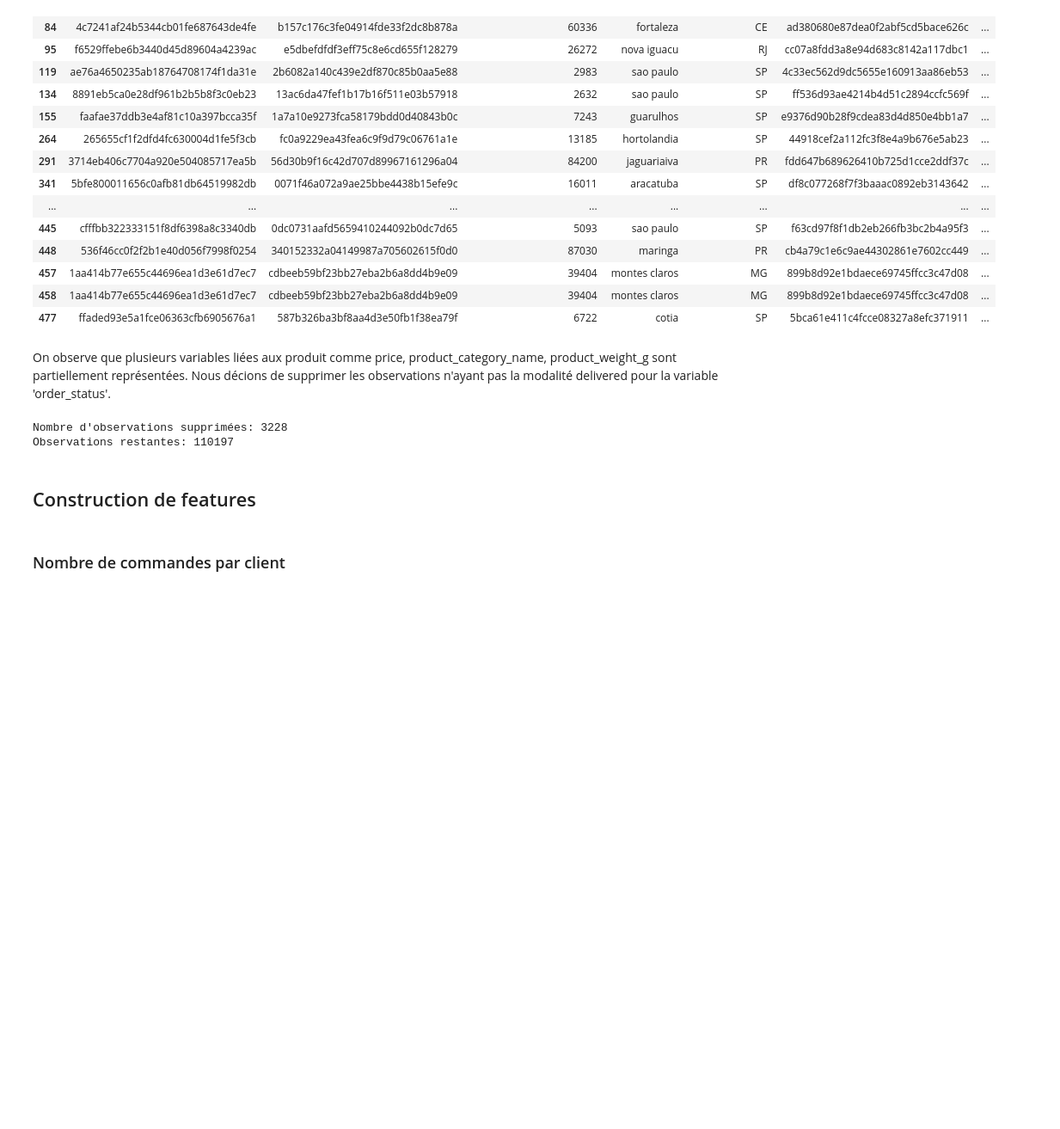
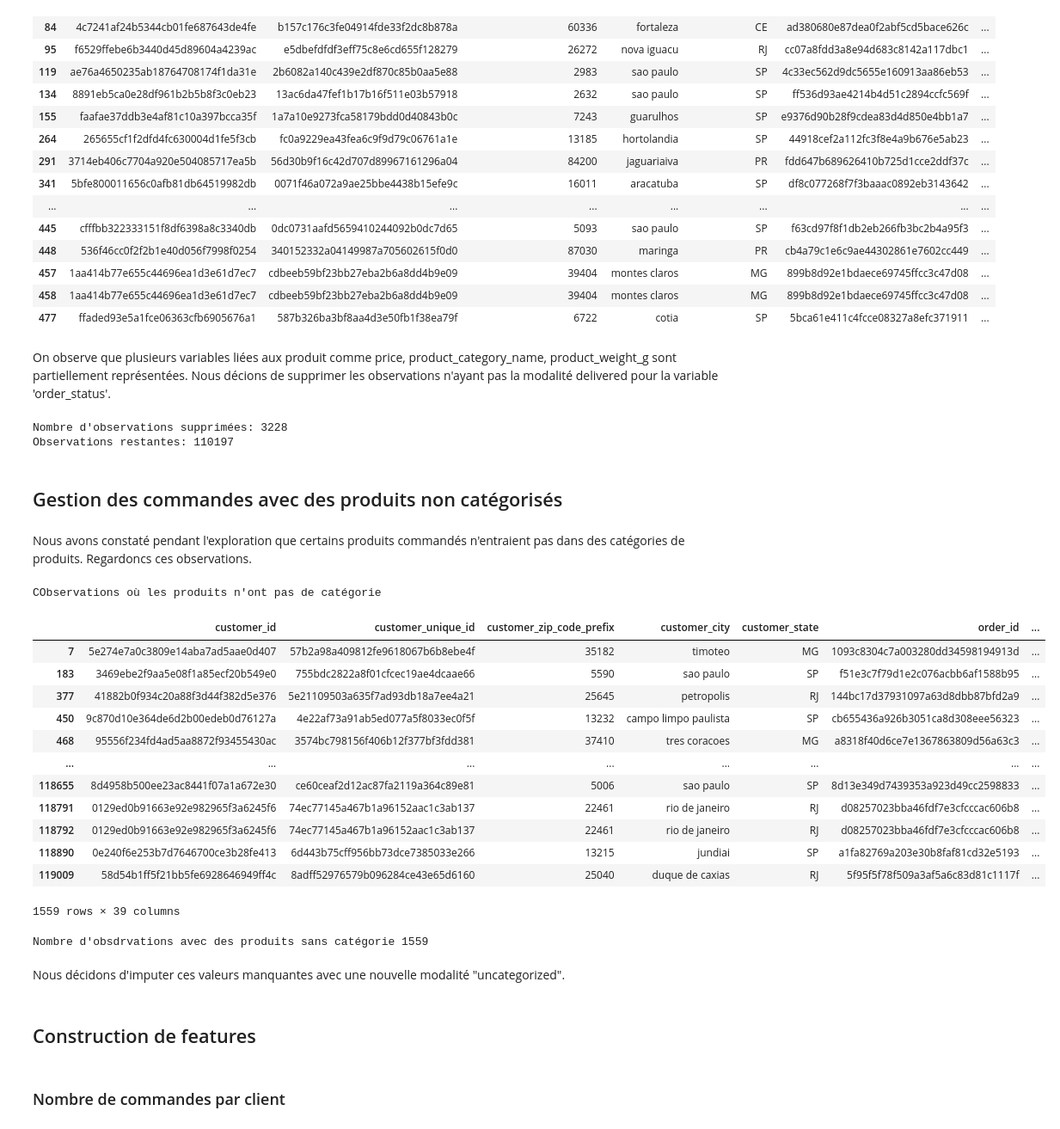
Before and after one commit to cedricsoares/openclassrooms-segmentez-des-clients-d-un-site-e-commerce, a Jupyter notebook: POLIST_01_notebookanalyse.ipynb, the cells around one changed output. Shown at 86% size. Drawn from its saved outputs; the diff is of its cells as text; code cells hidden in the pictures; blank space fills up the shorter version.

```diff
--- a/POLIST_01_notebookanalyse.ipynb
+++ b/POLIST_01_notebookanalyse.ipynb
@@ -477,3 +477,29 @@ print(f"Observations restantes: {data.shape[0]}")
 # %% [output]
 Nombre d'observations supprimées: 3228
 Observations restantes: 110197
+# %% [markdown]
+## Gestion des commandes avec des produits non catégorisés
+# %% [markdown]
+Nous avons constaté pendant l'exploration que certains produits commandés n'entraient pas dans des catégories de produits. Regardoncs ces observations.
+# %%
+print("CObservations où les produits n'ont pas de catégorie")
+display(data[data['product_category_name'].isna()==True])
+print(f"Nombre d'obsdrvations avec des produits sans catégorie {data[data['product_category_name'].isna()==True].shape[0]}")
+# %% [output]
+CObservations où les produits n'ont pas de catégorie
+|  | customer_id | customer_unique_id | customer_zip_code_prefix | customer_city | customer_state | order_id | ... |
+| 7 | 5e274e7a0c3809e14aba7ad5aae0d407 | 57b2a98a409812fe9618067b6b8ebe4f | 35182 | timoteo | MG | 1093c8304c7a003280dd34598194913d | ... |
+| 183 | 3469ebe2f9aa5e08f1a85ecf20b549e0 | 755bdc2822a8f01cfcec19ae4dcaae66 | 5590 | sao paulo | SP | f51e3c7f79d1e2c076acbb6af1588b95 | ... |
+| 377 | 41882b0f934c20a88f3d44f382d5e376 | 5e21109503a635f7ad93db18a7ee4a21 | 25645 | petropolis | RJ | 144bc17d37931097a63d8dbb87bfd2a9 | ... |
+| 450 | 9c870d10e364de6d2b00edeb0d76127a | 4e22af73a91ab5ed077a5f8033ec0f5f | 13232 | campo limpo paulista | SP | cb655436a926b3051ca8d308eee56323 | ... |
+| 468 | 95556f234fd4ad5aa8872f93455430ac | 3574bc798156f406b12f377bf3fdd381 | 37410 | tres coracoes | MG | a8318f40d6ce7e1367863809d56a63c3 | ... |
+| ... | ... | ... | ... | ... | ... | ... | ... |
+| 118655 | 8d4958b500ee23ac8441f07a1a672e30 | ce60ceaf2d12ac87fa2119a364c89e81 | 5006 | sao paulo | SP | 8d13e349d7439353a923d49cc2598833 | ... |
+| 118791 | 0129ed0b91663e92e982965f3a6245f6 | 74ec77145a467b1a96152aac1c3ab137 | 22461 | rio de janeiro | RJ | d08257023bba46fdf7e3cfcccac606b8 | ... |
+| 118792 | 0129ed0b91663e92e982965f3a6245f6 | 74ec77145a467b1a96152aac1c3ab137 | 22461 | rio de janeiro | RJ | d08257023bba46fdf7e3cfcccac606b8 | ... |
+| 118890 | 0e240f6e253b7d7646700ce3b28fe413 | 6d443b75cff956bb73dce7385033e266 | 13215 | jundiai | SP | a1fa82769a203e30b8faf81cd32e5193 | ... |
+| 119009 | 58d54b1ff5f21bb5fe6928646949ff4c | 8adff52976579b096284ce43e65d6160 | 25040 | duque de caxias | RJ | 5f95f5f78f509a3af5a6c83d81c1117f | ... |
+1559 rows × 39 columns
+Nombre d'obsdrvations avec des produits sans catégorie 1559
+# %% [markdown]
+Nous décidons d'imputer ces valeurs manquantes avec une nouvelle modalité "uncategorized".
```
Also changed, not shown: parts of 18 cells of this notebook.
